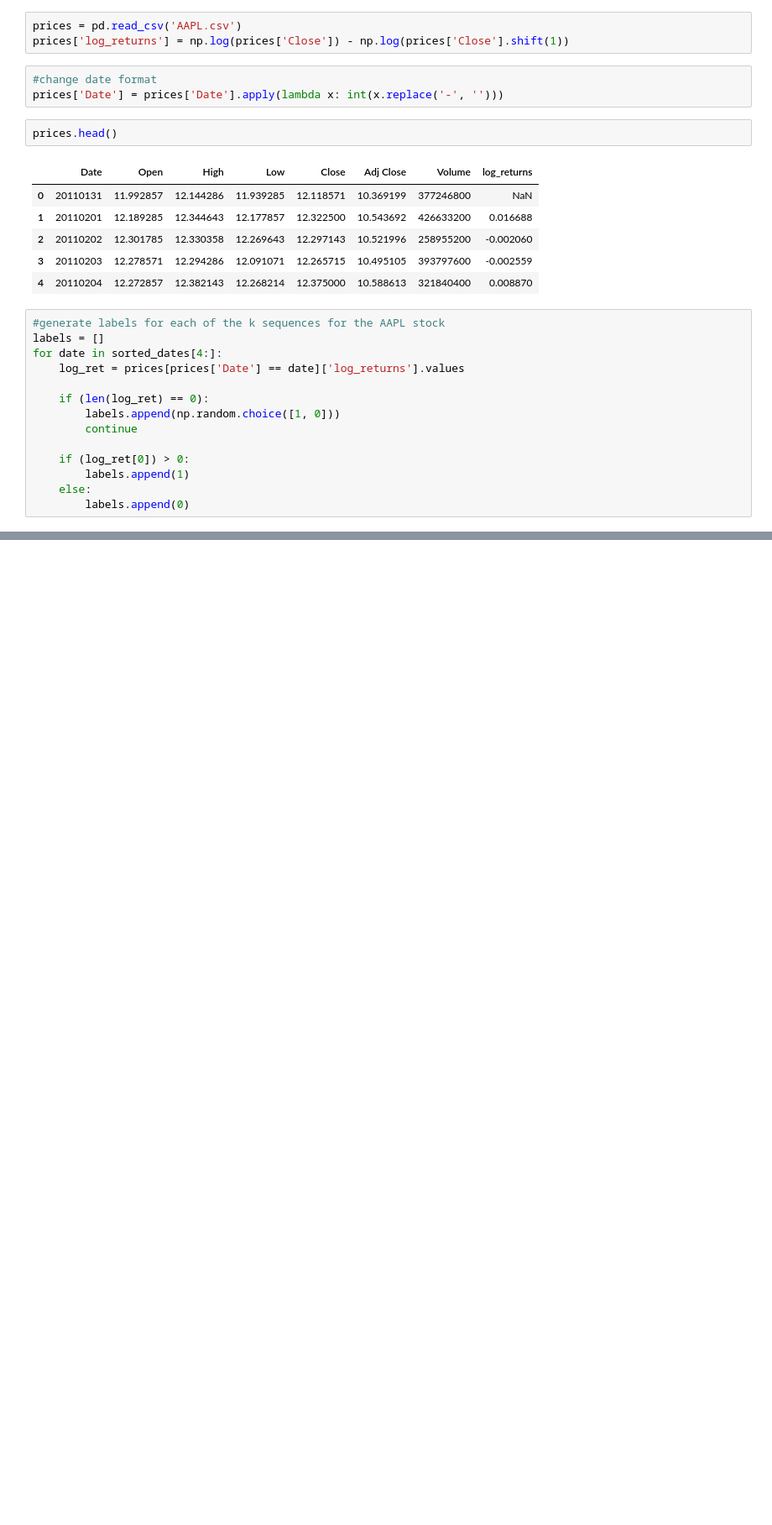
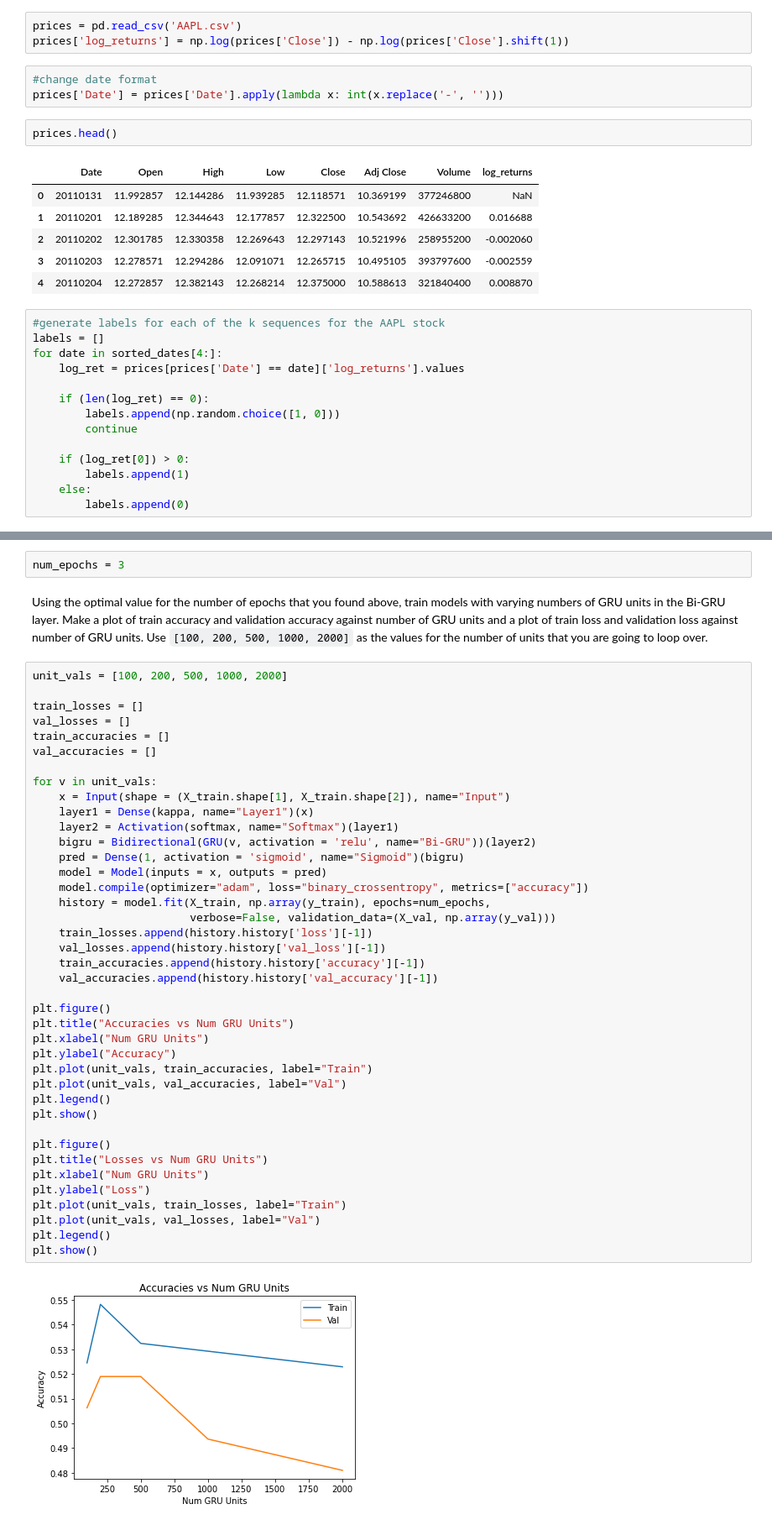
Before and after one commit to jaddubhai/189_proj_RNNs, a Jupyter notebook: Solution.ipynb, the cells around one changed output, grey strips where cells are left out. Shown at 84% size. Cells and saved outputs as stored; diff of their text form; blank space fills up the shorter version.

```diff
--- a/Solution.ipynb
+++ b/Solution.ipynb
@@ -443,0 +347,46 @@ array([[[ 1.7480255 ],
+# %%
+num_epochs = 3
+# %% [markdown]
+Using the optimal value for the number of epochs that you found above, train models with varying numbers of GRU units in the Bi-GRU layer. Make a plot of train accuracy and validation accuracy against number of GRU units and a plot of train loss and validation loss against number of GRU units. Use `[100, 200, 500, 1000, 2000]` as the values for the number of units that you are going to loop over.
+# %%
+unit_vals = [100, 200, 500, 1000, 2000]
+
+train_losses = []
+val_losses = []
+train_accuracies = []
+val_accuracies = []
+
+for v in unit_vals:
+    x = Input(shape = (X_train.shape[1], X_train.shape[2]), name="Input")
+    layer1 = Dense(kappa, name="Layer1")(x)
+    layer2 = Activation(softmax, name="Softmax")(layer1)
+    bigru = Bidirectional(GRU(v, activation = 'relu', name="Bi-GRU"))(layer2)
+    pred = Dense(1, activation = 'sigmoid', name="Sigmoid")(bigru)
+    model = Model(inputs = x, outputs = pred)
+    model.compile(optimizer="adam", loss="binary_crossentropy", metrics=["accuracy"])
+    history = model.fit(X_train, np.array(y_train), epochs=num_epochs,
+                        verbose=False, validation_data=(X_val, np.array(y_val)))
+    train_losses.append(history.history['loss'][-1])
+    val_losses.append(history.history['val_loss'][-1])
+    train_accuracies.append(history.history['accuracy'][-1])
+    val_accuracies.append(history.history['val_accuracy'][-1])
+
+plt.figure()
+plt.title("Accuracies vs Num GRU Units")
+plt.xlabel("Num GRU Units")
+plt.ylabel("Accuracy")
+plt.plot(unit_vals, train_accuracies, label="Train")
+plt.plot(unit_vals, val_accuracies, label="Val")
+plt.legend()
+plt.show()
+
+plt.figure()
+plt.title("Losses vs Num GRU Units")
+plt.xlabel("Num GRU Units")
+plt.ylabel("Loss")
+plt.plot(unit_vals, train_losses, label="Train")
+plt.plot(unit_vals, val_losses, label="Val")
+plt.legend()
+plt.show()
+# %% [output]
+[figure, added]
```
Also changed, not shown: parts of 65 cells of this notebook.
